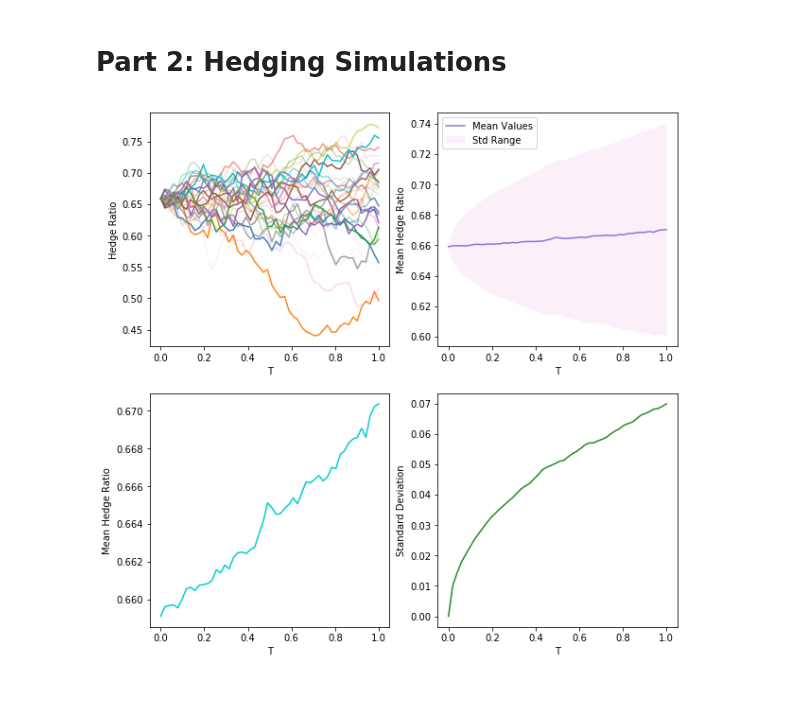
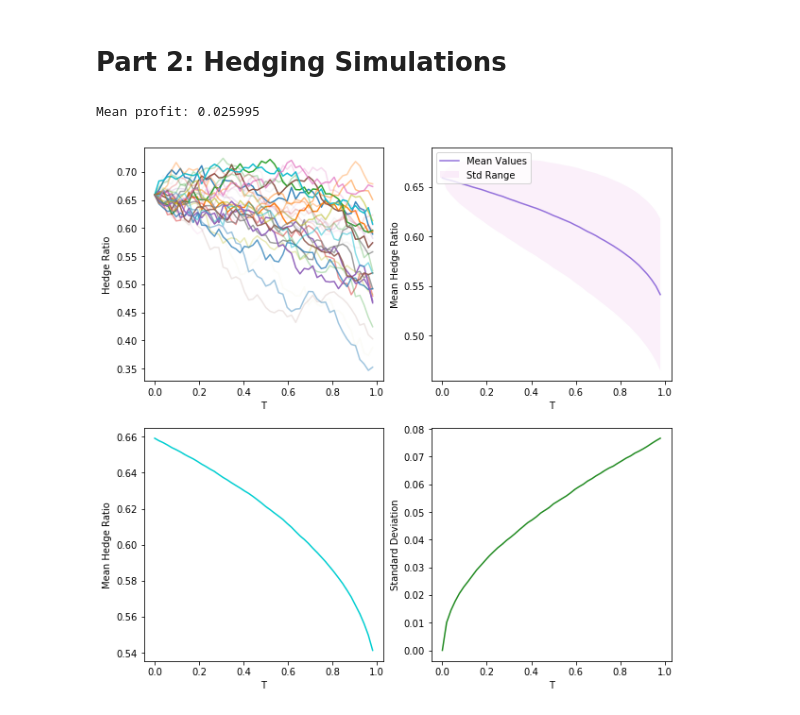
Before and after one commit to krishnakanthsasi/ComputationFin-nce-18, a Jupyter notebook: lab1/lab_assignment_1.ipynb, the cells around one changed output. Cells and saved outputs as stored; diff of their text form; code cells hidden in the pictures.

Commit message:
Dynamic hedging strategy implemented

```diff
--- a/lab1/lab_assignment_1.ipynb
+++ b/lab1/lab_assignment_1.ipynb
@@ -29,19 +29,18 @@ def payoff(S,K,call):
     f[f < 0] = 0
     return f
 
-def option_valuation(S0,K,M,T,r,v,call=True,american=False):
+def option_valuation(S0,K,T,N,r,v,call=True,american=False):
     '''
     Calculates the option valuation from a given node.
-    Maturity is set to a period of one year.
 
     Parameters
         S0: float
             Current stock price
         K: float
             Strike price
-        M: float
+        T: float
             Maturity of the option
-        T: int
+        N: int
             Number of time steps
         r: float
             Interest rate
@@ -60,7 +59,7 @@ def option_valuation(S0,K,M,T,r,v,call=True,american=False):
     '''
 
     # Time step length
-    dt = M / T
+    dt = T / N
 
     # Calculate tree parameters
     u = np.exp(v * np.sqrt(dt))
@@ -68,18 +67,18 @@ def option_valuation(S0,K,M,T,r,v,call=True,american=False):
     p = (np.exp(r * dt) - d) / (u - d)
 
     # Stock prices at expiration
-    S = S0 * u**(np.arange(0,T+1) - np.arange(0,T+1)[::-1])
+    S = S0 * u**(np.arange(0,N+1) - np.arange(0,N+1)[::-1])
 
     # Call option value at expiration
     f = payoff(S,K,call)
 
-    for i in range(T-1):
-        f = np.exp(-r*dt) * (p*f[1:T-i+1] + (1-p)*f[0:T-i])
+    for i in range(N-1):
+        f = np.exp(-r*dt) * (p*f[1:N-i+1] + (1-p)*f[0:N-i])
 
         # American option can be exercised before maturity.
         # The highest possible payoff per node is thus considered risk neutral.
         if american:
-            S = S0 * u**(np.arange(0,T-i) - np.arange(0,T-i)[::-1])
+            S = S0 * u**(np.arange(0,N-i) - np.arange(0,N-i)[::-1])
             f_potential = payoff(S,K,call)
             f = np.maximum(f,f_potential)
 
@@ -204,13 +251,13 @@ K = 99
 S_0 = 100
 stock_price_volatility = .2
 option_valuation_volatility = .2
-num_simulations = 1000
+num_simulations = 5000
 
 '''
 Run simulations.
 '''
 # Each row is one simulation of the stock price.
-stock_prices = np.zeros((num_simulations, N))
+stock_prices = np.zeros((num_simulations, N+1))
 
 # Each row is one simulation of the hedge parameter.
 deltas = np.zeros((num_simulations, N))
@@ -218,37 +265,46 @@ deltas = np.zeros((num_simulations, N))
 # Run simultations and store results.
 for i in range(num_simulations):
     stock_prices[i] = stock_price(S_0, N, r, stock_price_volatility, T)
-    deltas[i] = hedge_ratios(stock_prices[i], r, option_valuation_volatility, K, T)
+    deltas[i] = hedge_ratios(stock_prices[i], N, r, option_valuation_volatility, K, T)
+
+
+balances = np.zeros((num_simulations, N+1))
+for i in range(num_simulations):
+    balances[i] = dynamic_hedging(stock_prices[i], deltas[i], N, r, option_valuation_volatility, K, T)
+
+mean_profit = np.mean(balances[:,N])
+print("Mean profit: %f" % mean_profit)
 
 # Compute simulations summay statistics.
 mean_values = np.mean(deltas, axis = 0)
 std_values = np.std(deltas, axis = 0)
 
 '''
 Plot the results.
 '''
-x_axis = np.linspace(0, 1, N)
+x_axis = np.arange(N) * T / N
 plt.figure(figsize=(10, 10))
 plt.subplot(2, 2, 1)
 plt.xlabel('T')
 plt.ylabel('Hedge Ratio')
 for i in range(1, 30):
     plt.plot(x_axis, deltas[i], alpha = 30/i)
 
 plt.subplot(2, 2, 2)
 plt.xlabel('T')
 plt.ylabel('Mean Hedge Ratio')
 plt.plot(x_axis, mean_values, color="mediumpurple", label ='Mean Values')
 plt.fill_between(x_axis, mean_values - std_values, mean_values + std_values, facecolor='orchid', alpha=.1, label ='Std Range')
 plt.legend(loc='upper left')
 plt.subplot(2, 2, 3)
 plt.xlabel('T')
 plt.ylabel('Mean Hedge Ratio')
 plt.plot(x_axis, mean_values, color='darkturquoise')
 plt.subplot(2, 2, 4)
 plt.xlabel('T')
 plt.ylabel('Standard Deviation')
 plt.plot(x_axis, std_values, color='forestgreen')
 plt.show()
 # %% [output]
+Mean profit: 0.025995
-[figure, old version]
+[figure, new version]
```
Also changed, not shown: parts of 1 cell of this notebook.
